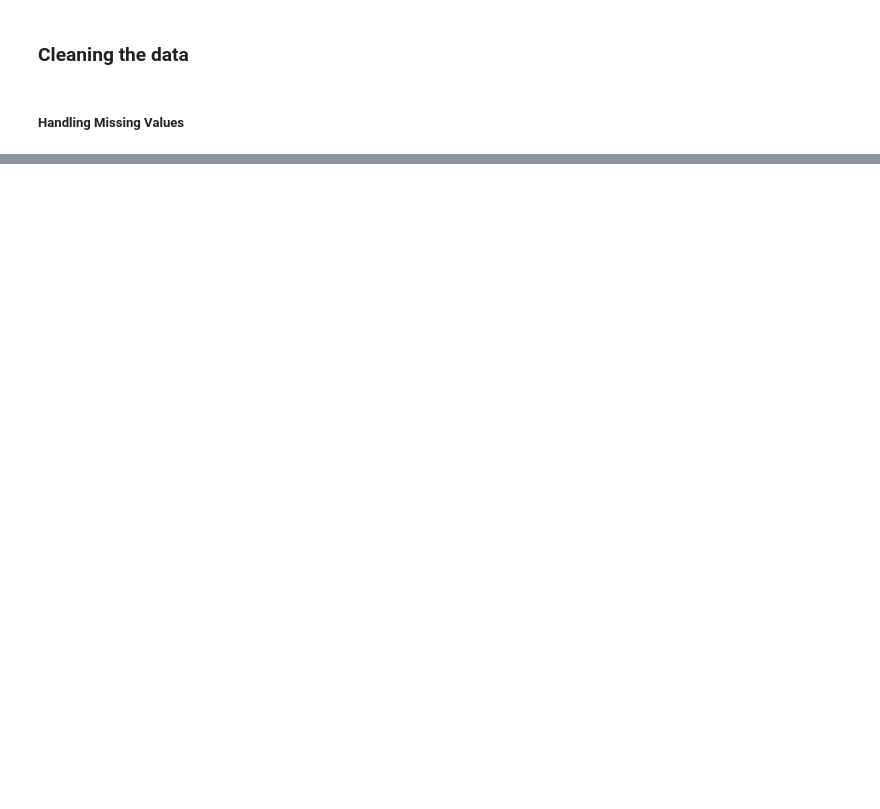
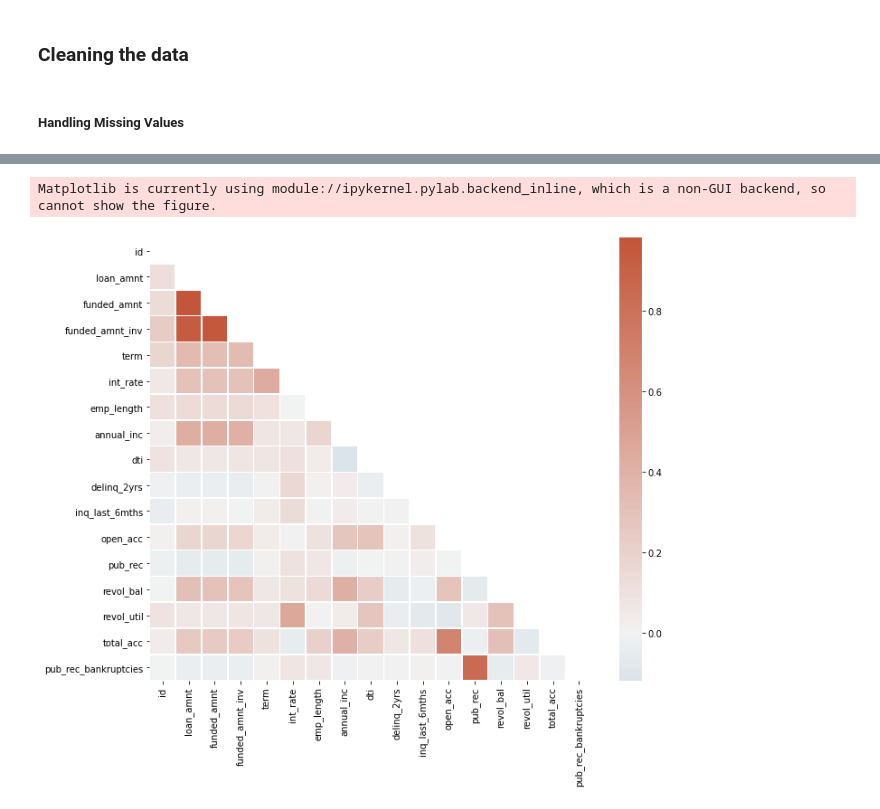
Before and after one commit to aditya-mishra25/Lending_Case_Study, a Jupyter notebook: Lending Case Study.ipynb, the cells around one changed output, grey strips where cells are left out. Cells and saved outputs as stored; diff of their text form; code cells hidden in the pictures; blank space fills up the shorter version.

```diff
--- a/Lending Case Study.ipynb
+++ b/Lending Case Study.ipynb
@@ -139,0 +223,14 @@ data.head(10)
+# %%
+# let us look at the correation matrix of the data
+corr = data.corr()
+mask = np.triu(np.ones_like(corr, dtype=bool))
+# Set up the matplotlib figure
+f, ax = plt.subplots(figsize=(11, 9))
+# Generate a custom diverging colormap
+cmap = sns.diverging_palette(230, 20, as_cmap=True)
+# Draw the heatmap with the mask and correct aspect ratio
+sns.heatmap(corr, mask=mask, cmap=cmap, center=0,square=True, linewidths=.5)
+f.show()
+# %% [output]
+Matplotlib is currently using module://ipykernel.pylab.backend_inline, which is a non-GUI backend, so cannot show the figure.
+[figure, added]
```
Also changed, not shown: parts of 57 cells of this notebook, 1 other file.
